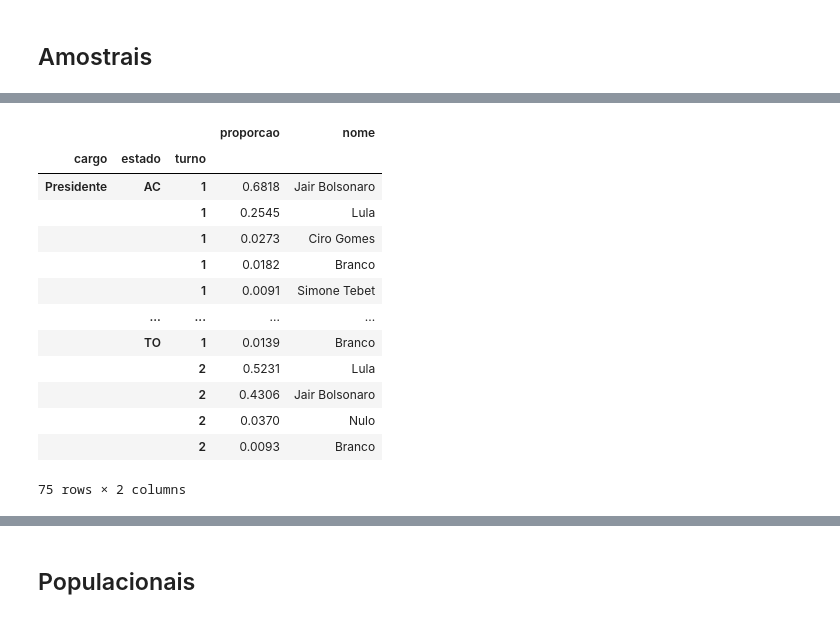
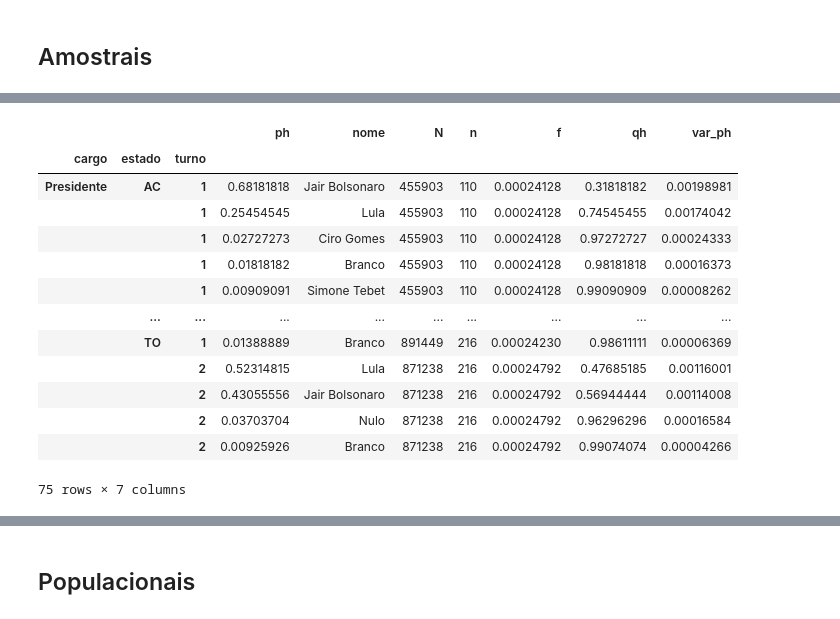
Before and after one commit to alinespereira/Pesquisa-Eleitoral---SME0807-2025S1-, a Jupyter notebook: proporcoes.ipynb, the cells around one changed output, grey strips where cells are left out. Cells and saved outputs as stored; diff of their text form; code cells hidden in the pictures.

```diff
--- a/proporcoes.ipynb
+++ b/proporcoes.ipynb
@@ -5,5 +6,5 @@ import pandas as pd
 # %%
-pd.options.display.float_format = "{:_.4f}".format
+pd.options.display.float_format = "{:_.8f}".format
 # %%
 DADOS: Path = Path(".").parent.resolve() / "data" / "raw"
 AMOSTRAS: Path = Path(".").parent.resolve() / "data" / "sample"
@@ -28,6 +32,7 @@ names_map = {
     "Voto Nulo": "Nulo",
     "Nulos": "Nulo",
     "Vera Lucia Pereira Da Silva Salgado": "Vera Lucia",
+    "Vera": "Vera Lucia",
     "Felipe D´Avila": "Felipe D'Avila",
 }
 # %%
@@ -81,7 +86,7 @@ sample_sizes = (
 
     ],
     columns=["estado", "turno", "cargo", "N", "n"])
-    .set_index(["estado", "turno", "cargo"])
+    .set_index(["cargo", "estado", "turno"])
 )
 sample_sizes
 # %% [output]
@@ -199,32 +196,38 @@ amostra = (
 # %%
 proporcao_estrato = (
     amostra
     .query("cargo == 'Presidente'")
     .groupby(["cargo", "estado", "turno"])
     ["nome"]
     .apply(lambda s: s.value_counts(normalize=True))
-    .to_frame("proporcao")
+    .to_frame("ph")
     .assign(
         nome=lambda df_: df_.index.get_level_values(-1)
     )
     .droplevel(-1)
+    .join(sample_sizes)
+    .assign(
+        f=lambda df_: df_["n"] / df_["N"],
+        qh=lambda df_: 1 - df_["ph"],
+        var_ph=lambda df_: (1 - df_["f"]) * df_["ph"] * df_["qh"] / (df_["n"] - 1),
+    )
 )
 proporcao_estrato
 # %% [output]
-|  |  |  | proporcao | nome |
-| cargo | estado | turno |  |  |
-| Presidente | AC | 1 | 0.6818 | Jair Bolsonaro |
-|  |  | 1 | 0.2545 | Lula |
-|  |  | 1 | 0.0273 | Ciro Gomes |
-|  |  | 1 | 0.0182 | Branco |
-|  |  | 1 | 0.0091 | Simone Tebet |
-|  | ... | ... | ... | ... |
-|  | TO | 1 | 0.0139 | Branco |
-|  |  | 2 | 0.5231 | Lula |
-|  |  | 2 | 0.4306 | Jair Bolsonaro |
-|  |  | 2 | 0.0370 | Nulo |
-|  |  | 2 | 0.0093 | Branco |
+|  |  |  | ph | nome | N | n | f | qh | var_ph |
+| cargo | estado | turno |  |  |  |  |  |  |  |
+| Presidente | AC | 1 | 0.68181818 | Jair Bolsonaro | 455903 | 110 | 0.00024128 | 0.31818182 | 0.00198981 |
+|  |  | 1 | 0.25454545 | Lula | 455903 | 110 | 0.00024128 | 0.74545455 | 0.00174042 |
+|  |  | 1 | 0.02727273 | Ciro Gomes | 455903 | 110 | 0.00024128 | 0.97272727 | 0.00024333 |
+|  |  | 1 | 0.01818182 | Branco | 455903 | 110 | 0.00024128 | 0.98181818 | 0.00016373 |
+|  |  | 1 | 0.00909091 | Simone Tebet | 455903 | 110 | 0.00024128 | 0.99090909 | 0.00008262 |
+|  | ... | ... | ... | ... | ... | ... | ... | ... | ... |
+|  | TO | 1 | 0.01388889 | Branco | 891449 | 216 | 0.00024230 | 0.98611111 | 0.00006369 |
+|  |  | 2 | 0.52314815 | Lula | 871238 | 216 | 0.00024792 | 0.47685185 | 0.00116001 |
+|  |  | 2 | 0.43055556 | Jair Bolsonaro | 871238 | 216 | 0.00024792 | 0.56944444 | 0.00114008 |
+|  |  | 2 | 0.03703704 | Nulo | 871238 | 216 | 0.00024792 | 0.96296296 | 0.00016584 |
+|  |  | 2 | 0.00925926 | Branco | 871238 | 216 | 0.00024792 | 0.99074074 | 0.00004266 |
-75 rows × 2 columns
+75 rows × 7 columns
 # %%
 peso_estrato = (
     sample_sizes
```
Also changed, not shown: parts of 12 cells of this notebook.
